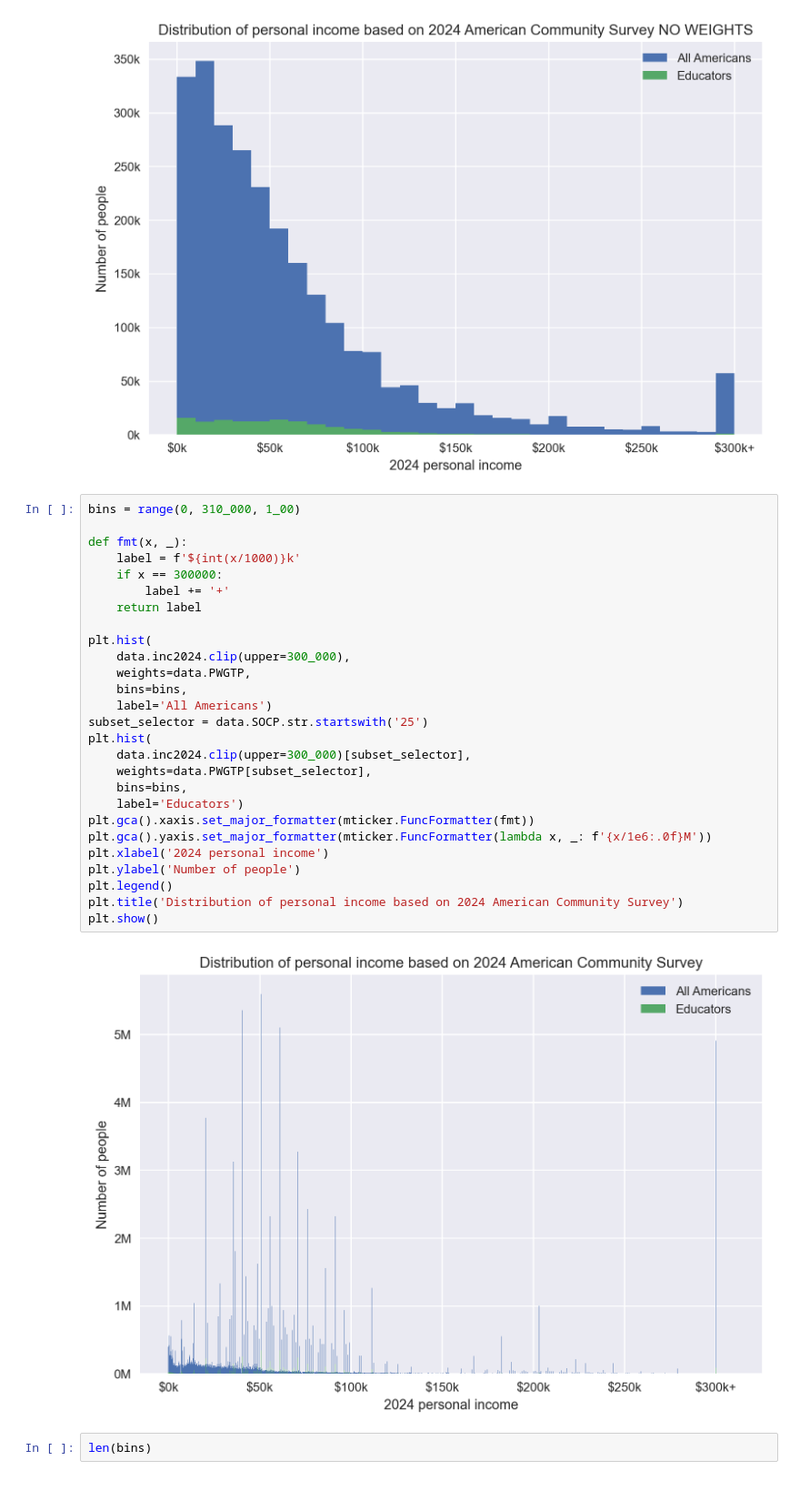
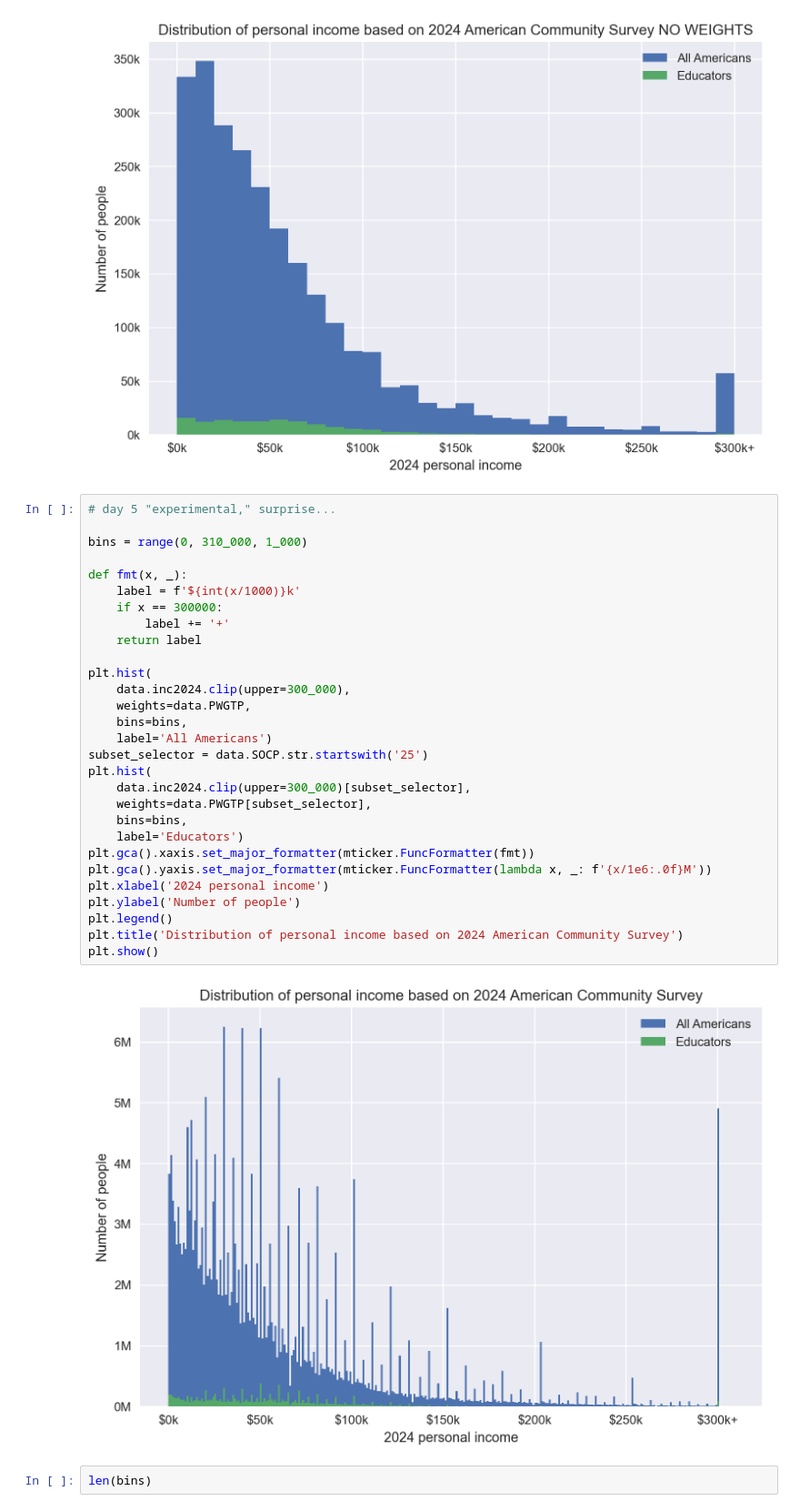
Before and after one commit to ajschumacher/show_the_data, a Jupyter notebook: 20260401-part_to_whole.ipynb, the cells around one changed output. Shown at 91% size. Drawn from its saved outputs; the diff is of its cells as text.

Commit message:
small bins as experimental...

```diff
--- a/20260401-part_to_whole.ipynb
+++ b/20260401-part_to_whole.ipynb
@@ -92,34 +92,36 @@ plt.show()
 # %% [output]
 [figure]
 # %%
-bins = range(0, 310_000, 1_00)
+# day 5 "experimental," surprise...
+
+bins = range(0, 310_000, 1_000)
 
 def fmt(x, _):
     label = f'${int(x/1000)}k'
     if x == 300000:
         label += '+'
     return label
 
 plt.hist(
     data.inc2024.clip(upper=300_000),
     weights=data.PWGTP,
     bins=bins,
     label='All Americans')
 subset_selector = data.SOCP.str.startswith('25')
 plt.hist(
     data.inc2024.clip(upper=300_000)[subset_selector],
     weights=data.PWGTP[subset_selector],
     bins=bins,
     label='Educators')
 plt.gca().xaxis.set_major_formatter(mticker.FuncFormatter(fmt))
 plt.gca().yaxis.set_major_formatter(mticker.FuncFormatter(lambda x, _: f'{x/1e6:.0f}M'))
 plt.xlabel('2024 personal income')
 plt.ylabel('Number of people')
 plt.legend()
 plt.title('Distribution of personal income based on 2024 American Community Survey')
 plt.show()
 # %% [output]
-[figure, old version]
+[figure, new version]
 # %%
 len(bins)
 # %% [output]
```
